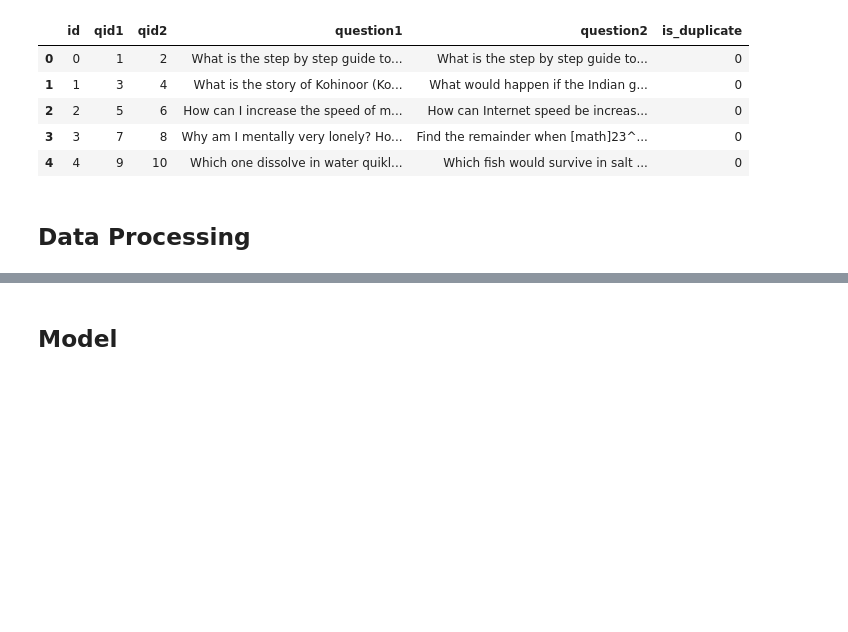
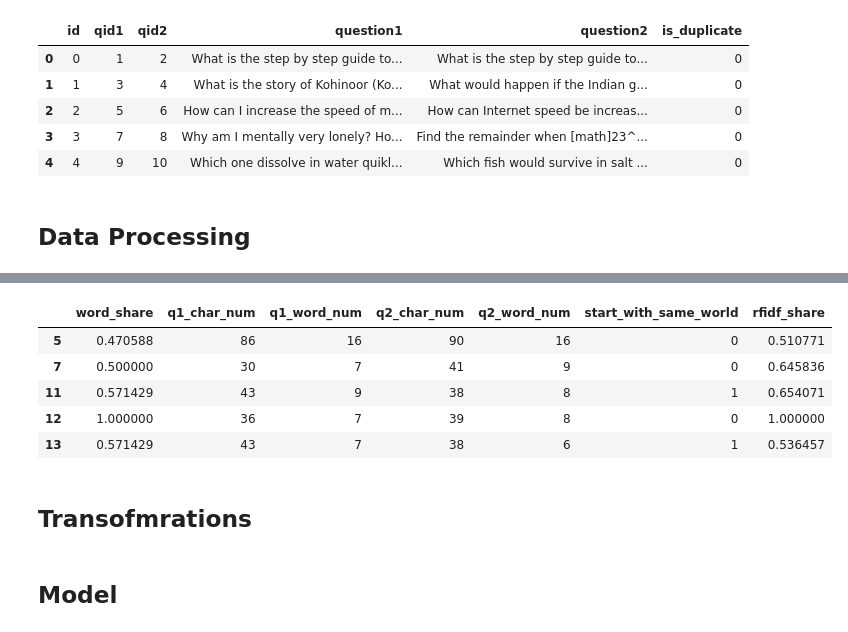
Before and after one commit to Weenkus/quora-questions-pairs-kaggle, a Jupyter notebook: notebooks/model_exploration.ipynb, the cells around one changed output, grey strips where cells are left out. Drawn from its saved outputs; the diff is of its cells as text; code cells hidden in the pictures; blank space fills up the shorter version.

```diff
--- a/notebooks/model_exploration.ipynb
+++ b/notebooks/model_exploration.ipynb
@@ -106,0 +219,17 @@ train.head()
+# %%
+pos_train = X[y == 1]
+neg_train = X[y == 0]
+
+# Now we oversample the negative class
+# There is likely a much more elegant way to do this...
+p = 0.165
+scale = ((len(pos_train) / (len(pos_train) + len(neg_train))) / p) - 1
+while scale > 1:
+    neg_train = pd.concat([neg_train, neg_train])
+    scale -=1
+neg_train = pd.concat([neg_train, neg_train[:int(scale * len(neg_train))]])
+print(len(pos_train) / (len(pos_train) + len(neg_train)))
+
+X = pd.concat([pos_train, neg_train])
+y = (np.zeros(len(pos_train)) + 1).tolist() + np.zeros(len(neg_train)).tolist()
+del pos_train, neg_train
@@ -126,0 +252,11 @@ X_test.head()
+# %%
+X.head()
+# %% [output]
+|  | word_share | q1_char_num | q1_word_num | q2_char_num | q2_word_num | start_with_same_world | rfidf_share |
+| 5 | 0.470588 | 86 | 16 | 90 | 16 | 0 | 0.510771 |
+| 7 | 0.500000 | 30 | 7 | 41 | 9 | 0 | 0.645836 |
+| 11 | 0.571429 | 43 | 9 | 38 | 8 | 1 | 0.654071 |
+| 12 | 1.000000 | 36 | 7 | 39 | 8 | 0 | 1.000000 |
+| 13 | 0.571429 | 43 | 7 | 38 | 6 | 1 | 0.536457 |
+# %% [markdown]
+## Transofmrations
```
Also changed, not shown: parts of 27 cells of this notebook.
